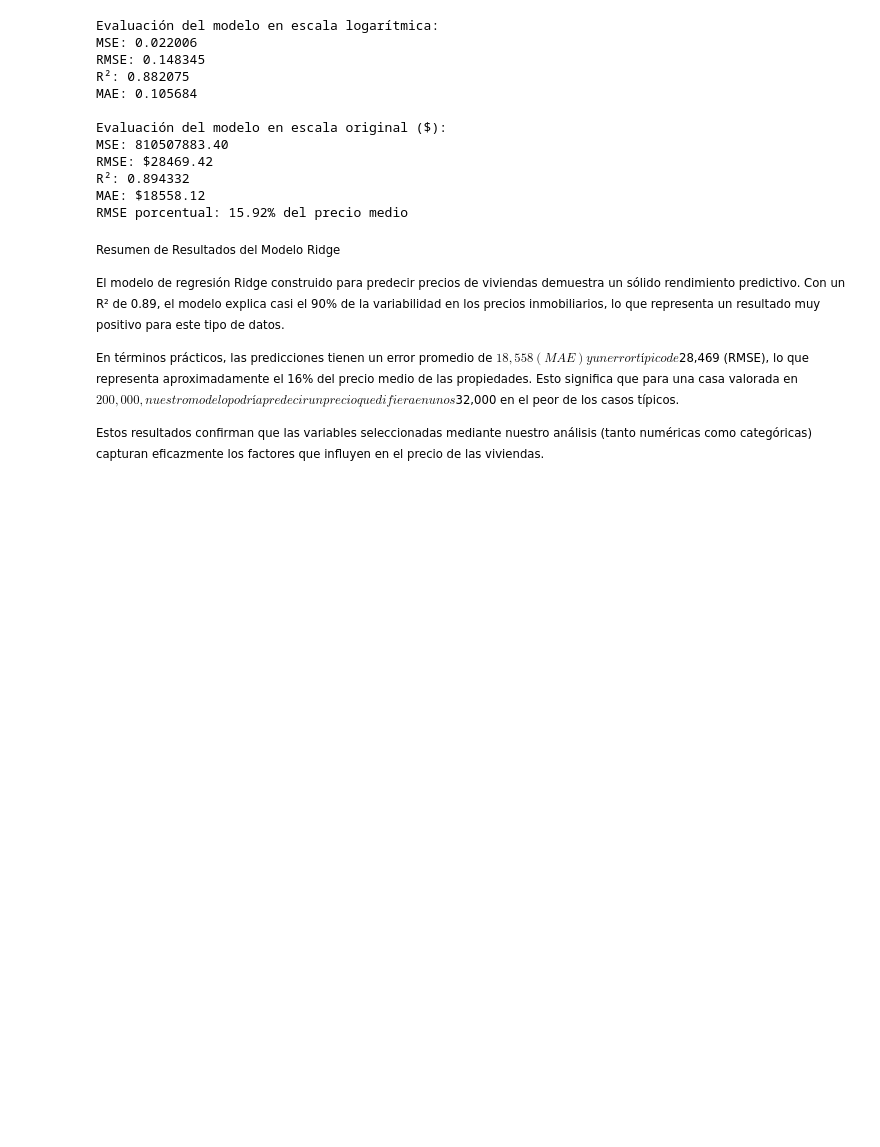
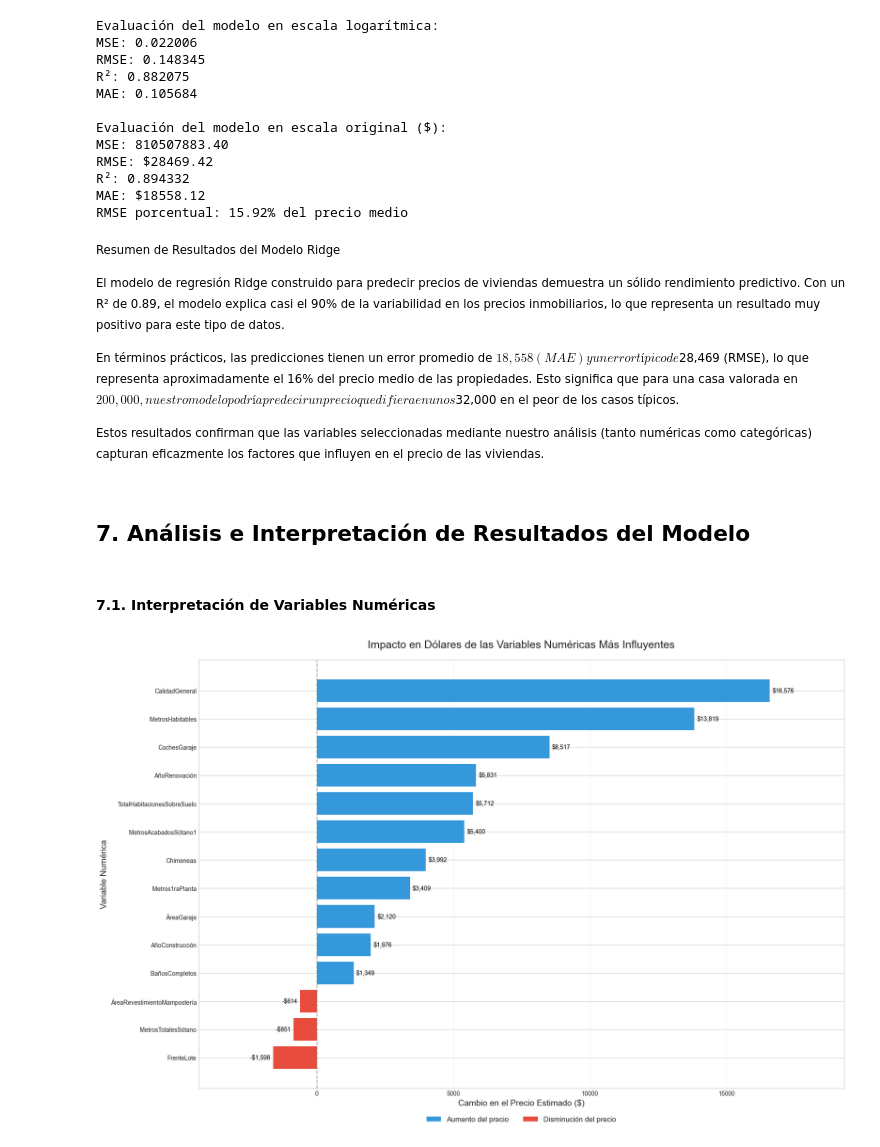
Before and after one commit to Bootcamp-IA-P4/e1_regression, a Jupyter notebook: ml-models/ridge-regression.ipynb, the cells around one changed output. Saved outputs shown, nothing was run; the diff lists cells and outputs as text; code cells hidden in the pictures; blank space fills up the shorter version.

Commit message:
Fix-Ridge: var model analysis and model export

```diff
--- a/ml-models/ridge-regression.ipynb
+++ b/ml-models/ridge-regression.ipynb
@@ -640,3 +648,50 @@ En términos prácticos, las predicciones tienen un error promedio de $18,558 (M
 Estos resultados confirman que las variables seleccionadas mediante nuestro análisis (tanto numéricas como categóricas) capturan eficazmente los factores que influyen en el precio de las viviendas.
 
 </small>
+# %% [markdown]
+## **7. Análisis e Interpretación de Resultados del Modelo**
+# %% [markdown]
+#### **7.1. Interpretación de Variables Numéricas**
+# %%
+plt.figure(figsize=(18, 12))
+
+# Creamos las barras horizontales
+bars = plt.barh(num_coef_df['Variable'], num_coef_df['Impacto_Dolares'], color=num_coef_df['Color'])
+
+# Etiquetas numéricas
+for i, bar in enumerate(bars):
+    impacto = num_coef_df['Impacto_Dolares'].iloc[i]
+    label = f"${impacto:,.0f}" if impacto >= 0 else f"-${abs(impacto):,.0f}"
+    x_offset = 100
+    if impacto >= 0:
+        plt.text(impacto + x_offset, i, label, va='center', fontsize=10, color='black')
+    else:
+        plt.text(impacto - x_offset, i, label, va='center', ha='right', fontsize=10, color='black')
+
+# Línea vertical en 0
+plt.axvline(x=0, color='gray', linestyle='--', alpha=0.7)
+
+# Títulos y ejes
+plt.title('Impacto en Dólares de las Variables Numéricas Más Influyentes', fontsize=18, pad=20)
+plt.xlabel('Cambio en el Precio Estimado ($)', fontsize=14)
+plt.ylabel('Variable Numérica', fontsize=14)
+plt.grid(axis='x', alpha=0.2)
+
+# Leyenda
+legend_elements = [
+    Patch(facecolor='#3498db', label='Aumento del precio'),
+    Patch(facecolor='#e74c3c', label='Disminución del precio')
+]
+plt.legend(handles=legend_elements, loc='upper center', bbox_to_anchor=(0.5, -0.05),
+           ncol=2, fancybox=True, shadow=True, fontsize=12)
+
+# Ajuste de márgenes
+max_val = num_coef_df['Impacto_Dolares'].max()
+min_val = num_coef_df['Impacto_Dolares'].min()
+range_extra = (max_val - min_val) * 0.15
+plt.xlim(min_val - range_extra, max_val + range_extra)
+
+plt.tight_layout(pad=3)
+plt.show()
+# %% [output]
+[figure, added]
```
Also changed, not shown: parts of 6 cells of this notebook, 1 other file.
